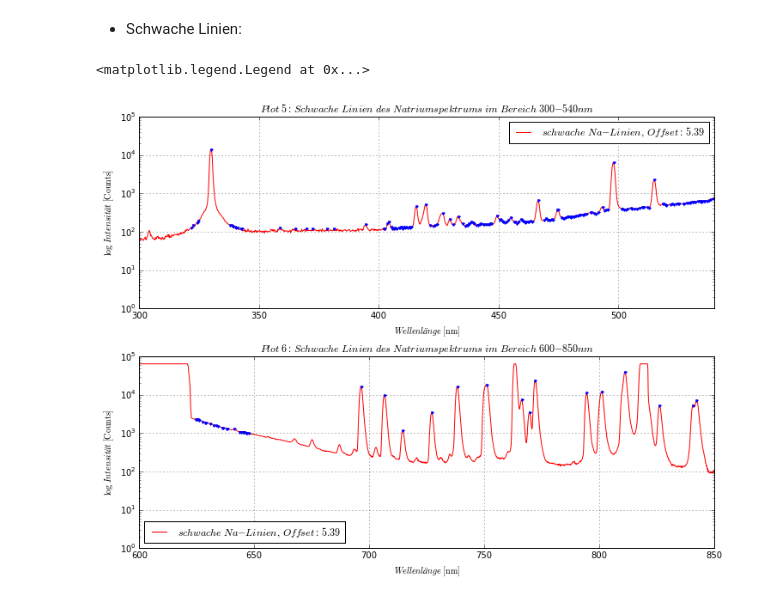
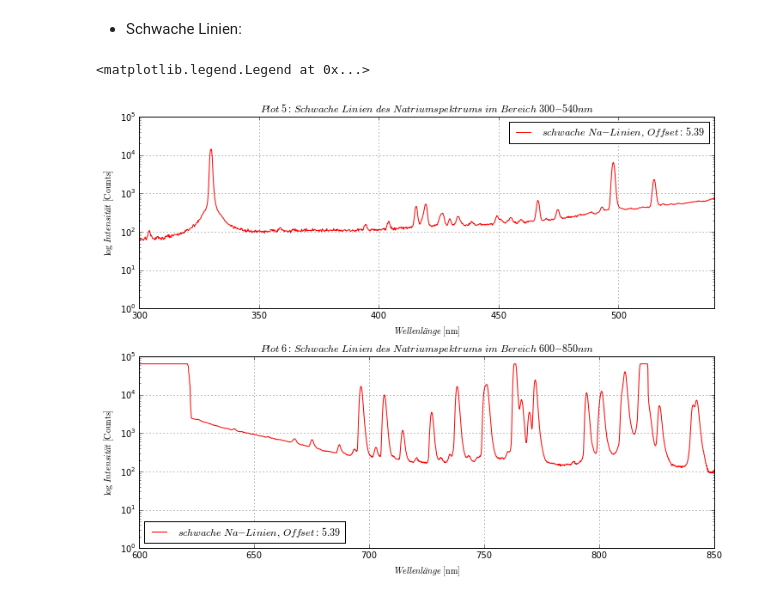
Before and after one commit to krauthex/AP2.1, a Jupyter notebook: v234/v234.ipynb, the cells around one changed output. Cells and saved outputs as stored; diff of their text form; code cells hidden in the pictures.

Commit message:
finished the plotting and stuff for the experiment v234

```diff
--- a/v234/v234.ipynb
+++ b/v234/v234.ipynb
@@ -144,3 +147,8 @@ ax.legend(loc=0)
 # %% [output]
 <matplotlib.legend.Legend at 0x...>
 [figure]
+# %%
+print('wellenlänge\tintensität')
+for i in np.array(maxima).T:
+    index, intensity = i
+    print(na_stark_lamb[int(index)], '\t\t', intensity)
@@ -166,36 +192,37 @@ maxima5 = np.array(maxima5).transpose()
 index5 = list(np.array(maxima5[0], dtype='int'))
 
 # for plot 6:
-maxima6 = find_max(na_schwach_int, 1000, 60000)
+maxima6 = find_max(na_schwach_int, 1000, np.infty)
 #print(len(maxima))
 maxima6 = np.array(maxima6).transpose()
 index6 = list(np.array(maxima6[0], dtype='int'))
 
 ## plotting
 fig = plt.figure(figsize=(12,9))
 fig.subplots_adjust(hspace=.25)
 
 ax = fig.add_subplot(211)
 ax.plot(na_schwach_lamb, na_schwach_int, 'r-', label='$schwache\ Na-Linien,\ Offset:\ ' + str(offset_na_schwach) + '$')
-ax.plot(np.array(na_schwach_lamb)[index5], np.array(na_schwach_int)[index5], 'b.')
+#ax.plot(np.array(na_schwach_lamb)[index5], np.array(na_schwach_int)[index5], 'b.')
 ax.set_yscale('log')
 ax.set_xlim(300, 540)
 ax.set_xlabel('$Wellenlänge\ \mathrm{[nm]}$')
 ax.set_ylabel('$\mathrm{log}\ Intensität\ \mathrm{[Counts]}$')
 ax.set_title('$Plot\ 5:\ Schwache\ Linien\ des\ Natriumspektrums\ im\ Bereich\ 300-540nm$')
 ax.grid()
 ax.legend(loc=0)
 
 ax = fig.add_subplot(212)
 ax.plot(na_schwach_lamb, na_schwach_int, 'r-', label='$schwache\ Na-Linien,\ Offset:\ ' + str(offset_na_schwach) + '$')
-ax.plot(np.array(na_schwach_lamb)[index6], np.array(na_schwach_int)[index6], 'b.')
+#ax.plot(np.array(na_schwach_lamb)[index6], np.array(na_schwach_int)[index6], 'b.')
 ax.set_yscale('log')
 ax.set_xlim(600, 850)
 ax.set_xlabel('$Wellenlänge\ \mathrm{[nm]}$')
 ax.set_ylabel('$\mathrm{log}\ Intensität\ \mathrm{[Counts]}$')
 ax.set_title('$Plot\ 6:\ Schwache\ Linien\ des\ Natriumspektrums\ im\ Bereich\ 600-850nm$')
 ax.grid()
 ax.legend(loc=0)
+#plt.savefig('.data/Plot5_6.pdf', dpi=200, format='pdf')
 # %% [output]
 <matplotlib.legend.Legend at 0x...>
-[figure, old version]
+[figure, new version]
```
Also changed, not shown: parts of 9 cells of this notebook, 7 other files.
